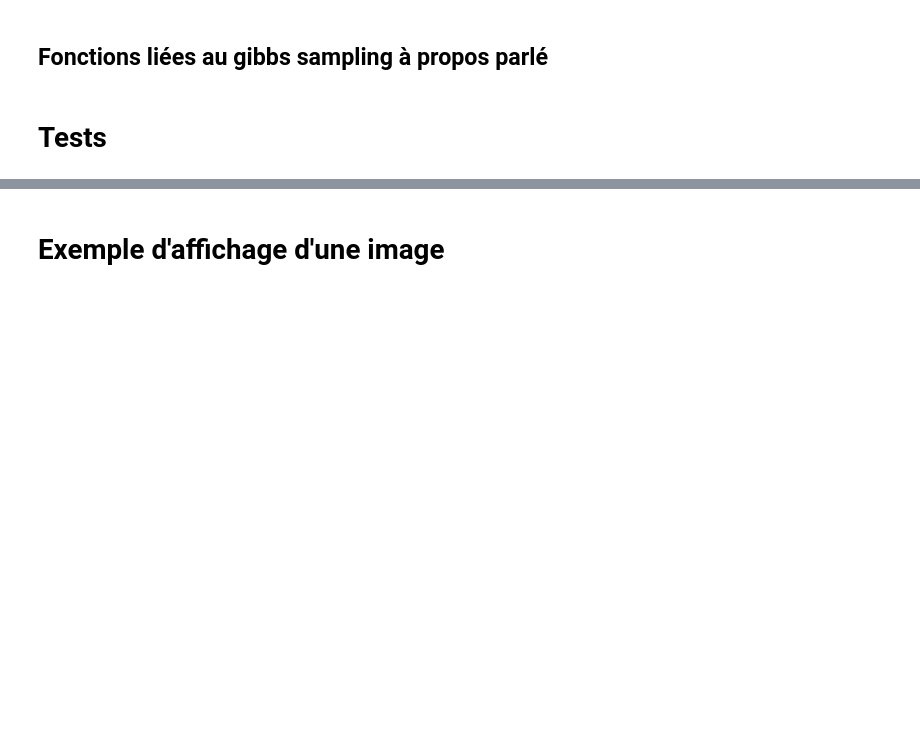
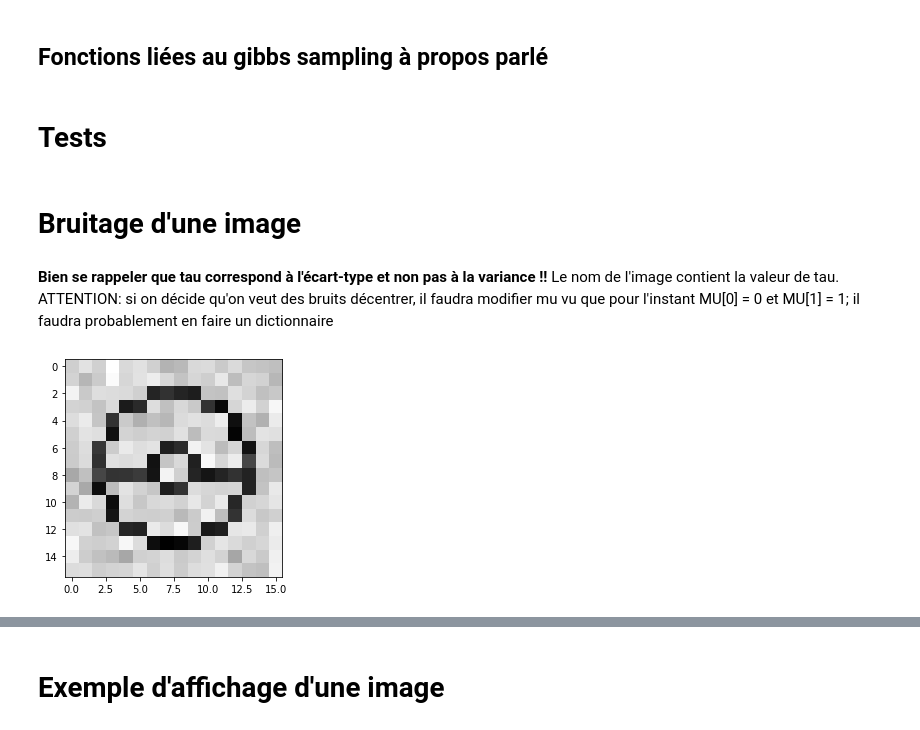
Before and after one commit to gvermersch/Ising_MC, a Jupyter notebook: MAIN.ipynb, the cells around one changed output, grey strips where cells are left out. Cells and saved outputs as stored; diff of their text form; code cells hidden in the pictures; blank space fills up the shorter version.

```diff
--- a/MAIN.ipynb
+++ b/MAIN.ipynb
@@ -49,13 +49,13 @@ def create_noised_image(img, name, TAU, MU = [0,1]):
     MU = moyenne pour le bruit gaussien MU[0] = 0, MU[1] = 1 par défaut donc bruit centré
     """
 
-
-    img_bin = to_binary(img)
+    img_bin = to_binary(img) # Vu que l'image originale doit être dans [0,1], on force les pixels à ne valoir qu'une
+    # seule de ces valeurs
     img_bin_noised = noise(img_bin, TAU, MU)
     plt.imshow(img_bin_noised, cmap = "gray")
 
     tosave = Image.fromarray(tograyscale(img_bin_noised))
-    tosave.convert("L").save("data/"+str(name)+"_"+str(TAU)+".png")
+    tosave.convert("L").save("data/"+str(name)+"_TAU="+str(TAU)+".png")
 # %% [markdown]
 ## Fonctions liées au gibbs sampling à propos parlé
 # %%
@@ -195,3 +196,13 @@ for i in range(I):
         pairs.append((i,j))
 random.shuffle(pairs)
 pairs
+# %% [markdown]
+# Bruitage d'une image
+# %% [markdown]
+**Bien se rappeler que tau correspond à l'écart-type et non pas à la variance !!**
+Le nom de l'image contient la valeur de tau.
+ATTENTION: si on décide qu'on veut des bruits décentrer, il faudra modifier mu vu que pour l'instant MU[0] = 0 et MU[1] = 1; il faudra probablement en faire un dictionnaire
+# %%
+create_noised_image("data/poke.png", "poke_noise", TAU= 0.1)
+# %% [output]
+[figure, added]
```
Also changed, not shown: parts of 13 cells of this notebook.
